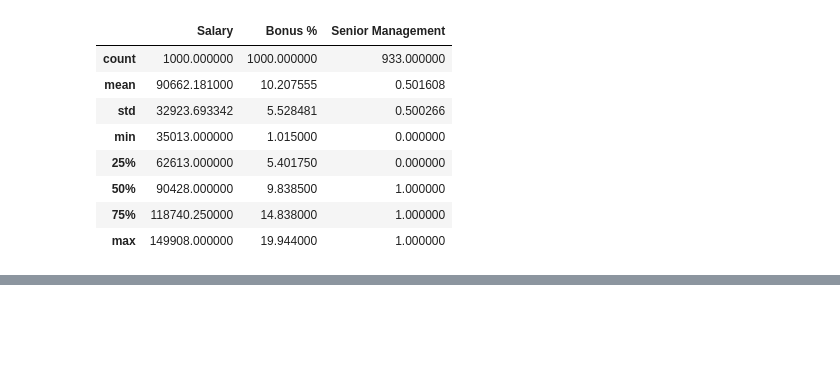
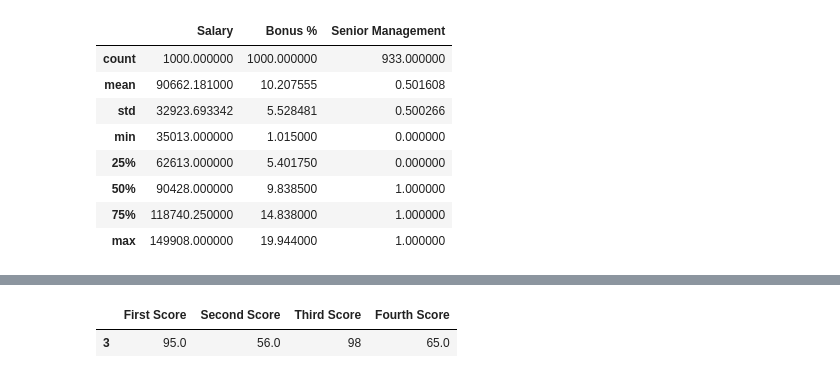
Before and after one commit to oppandeyedureka/kaiserrepo, a Jupyter notebook: pandas/UseDataframes.ipynb, the cells around one changed output, grey strips where cells are left out. Saved outputs shown, nothing was run; the diff lists cells and outputs as text; code cells hidden in the pictures; blank space fills up the shorter version.

```diff
--- a/pandas/UseDataframes.ipynb
+++ b/pandas/UseDataframes.ipynb
@@ -230,0 +405,13 @@ employeesdf.describe()
+# %%
+import numpy as np
+#Drop rows with null values
+dict = {'First Score':[100, 90, np.nan, 95],
+        'Second Score': [30, np.nan, 45, 56],
+        'Third Score':[52, 40, 80, 98],
+        'Fourth Score':[np.nan, np.nan, np.nan, 65]}
+df = pd.DataFrame(dict)
+df.dropna(inplace=True)
+df
+# %% [output]
+|  | First Score | Second Score | Third Score | Fourth Score |
+| 3 | 95.0 | 56.0 | 98 | 65.0 |
```
Also changed, not shown: parts of 9 cells of this notebook, 12 other files.
